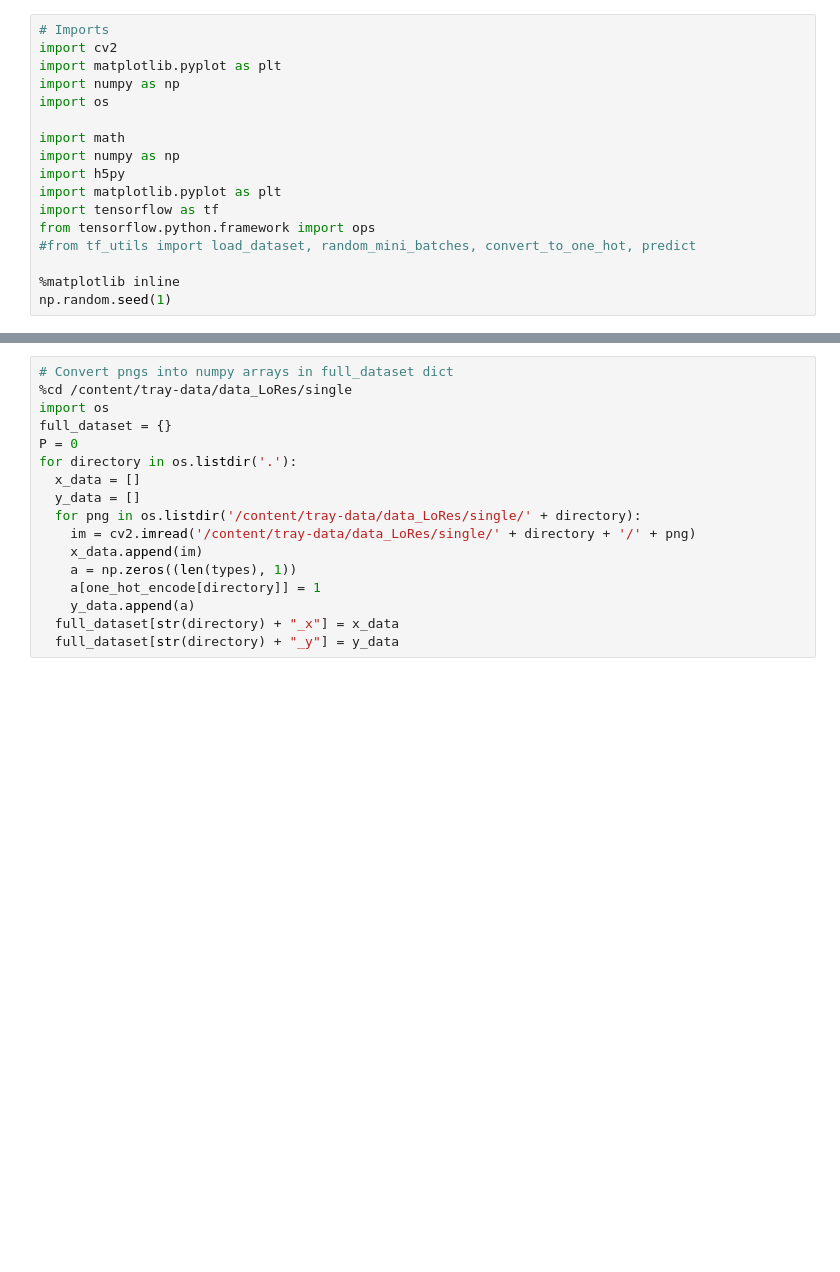
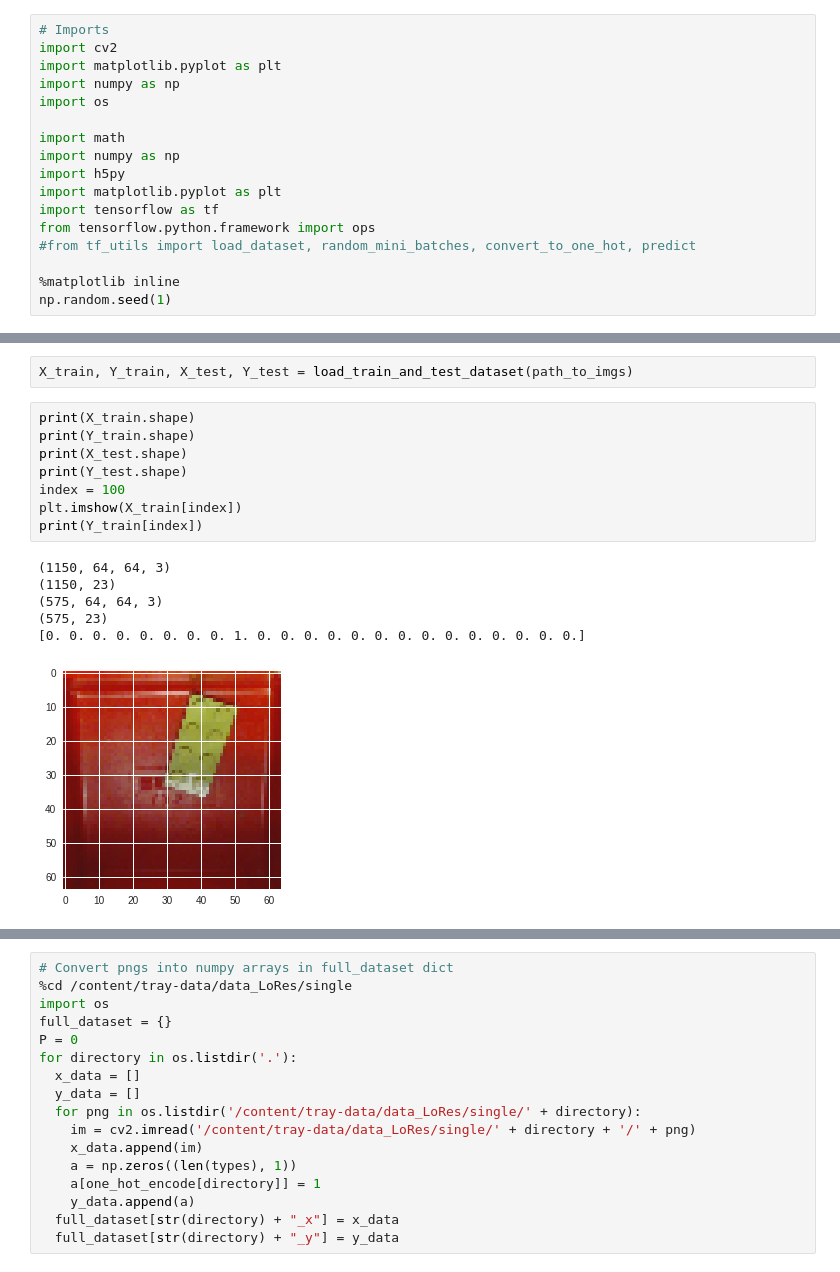
Before and after one commit to tylerlum/Tray_Image_Classifier_A, a Jupyter notebook: TensorFlow_Classifier.ipynb, the cells around one changed output, grey strips where cells are left out. Drawn from its saved outputs; the diff is of its cells as text; blank space fills up the shorter version.

```diff
--- a/TensorFlow_Classifier.ipynb
+++ b/TensorFlow_Classifier.ipynb
@@ -74,0 +183,17 @@ for type in types:
+# %%
+X_train, Y_train, X_test, Y_test = load_train_and_test_dataset(path_to_imgs)
+# %%
+print(X_train.shape)
+print(Y_train.shape)
+print(X_test.shape)
+print(Y_test.shape)
+index = 100
+plt.imshow(X_train[index])
+print(Y_train[index])
+# %% [output]
+(1150, 64, 64, 3)
+(1150, 23)
+(575, 64, 64, 3)
+(575, 23)
+[0. 0. 0. 0. 0. 0. 0. 0. 1. 0. 0. 0. 0. 0. 0. 0. 0. 0. 0. 0. 0. 0. 0.]
+[figure, added]
```
Also changed, not shown: parts of 21 cells of this notebook.
